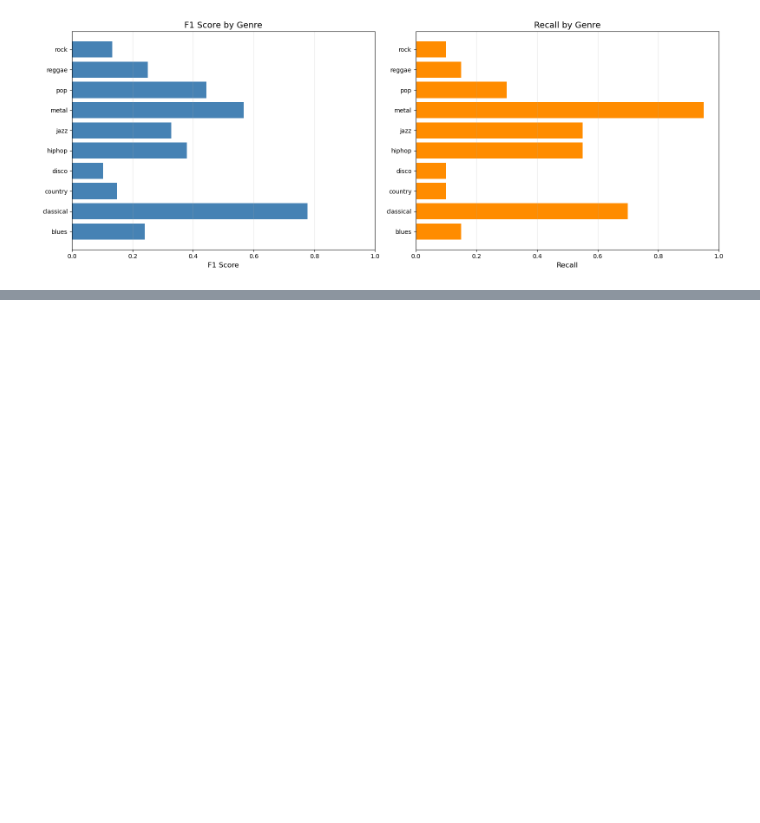
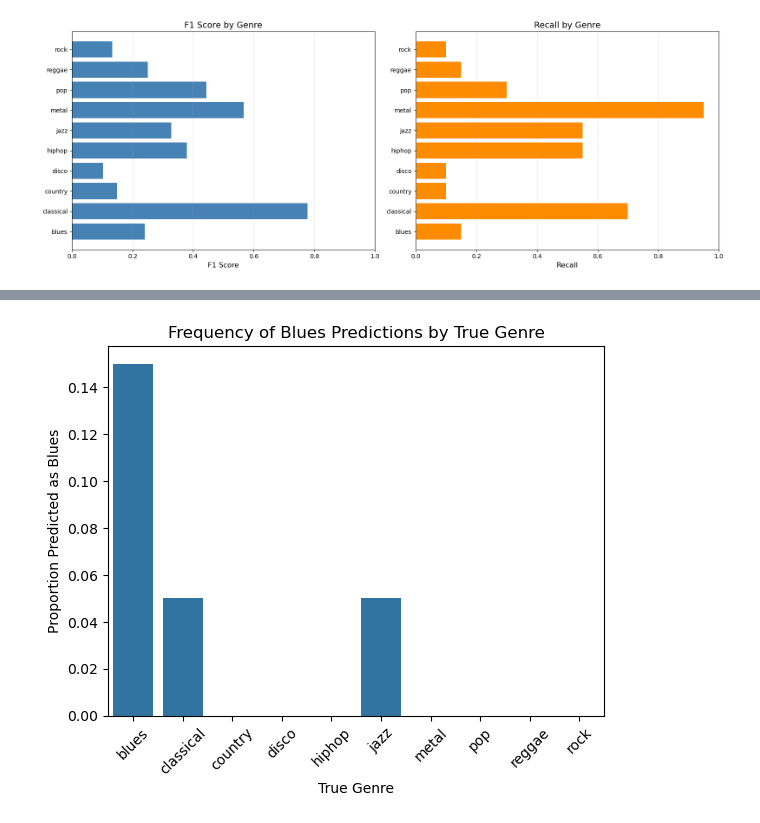
Before and after one commit to AlexGithub3427/music-genre-classification, a Jupyter notebook: Full KNN.ipynb, the cells around one changed output, grey strips where cells are left out. Cells and saved outputs as stored; diff of their text form; code cells hidden in the pictures; blank space fills up the shorter version.

```diff
--- a/Full KNN.ipynb
+++ b/Full KNN.ipynb
@@ -289,0 +366,4 @@ rock        0.200000    0.10  0.133333     20.0
+# %%
+plot_prediction_frequency("blues")
+# %% [output]
+[figure, added]
```
Also changed, not shown: parts of 24 cells of this notebook.
